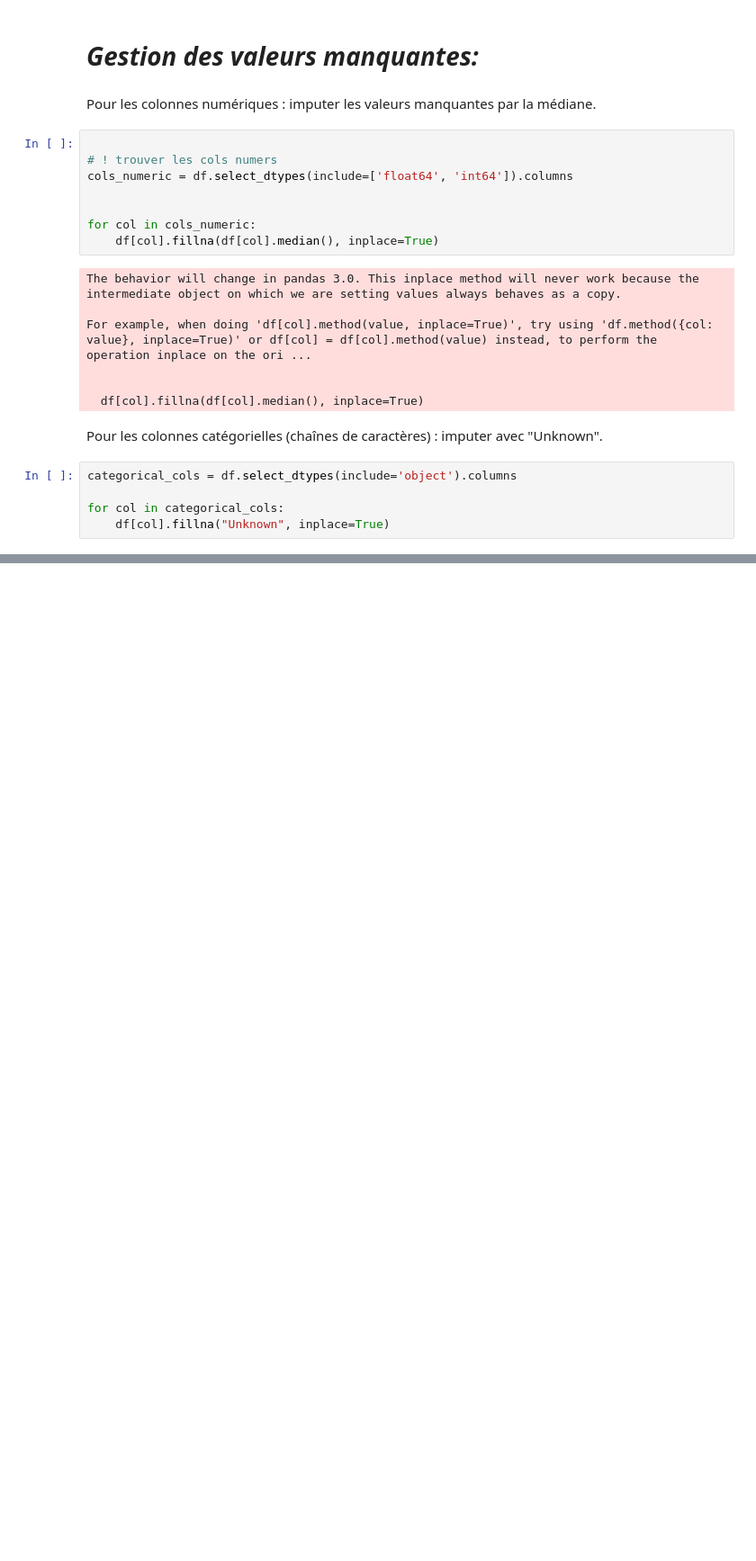
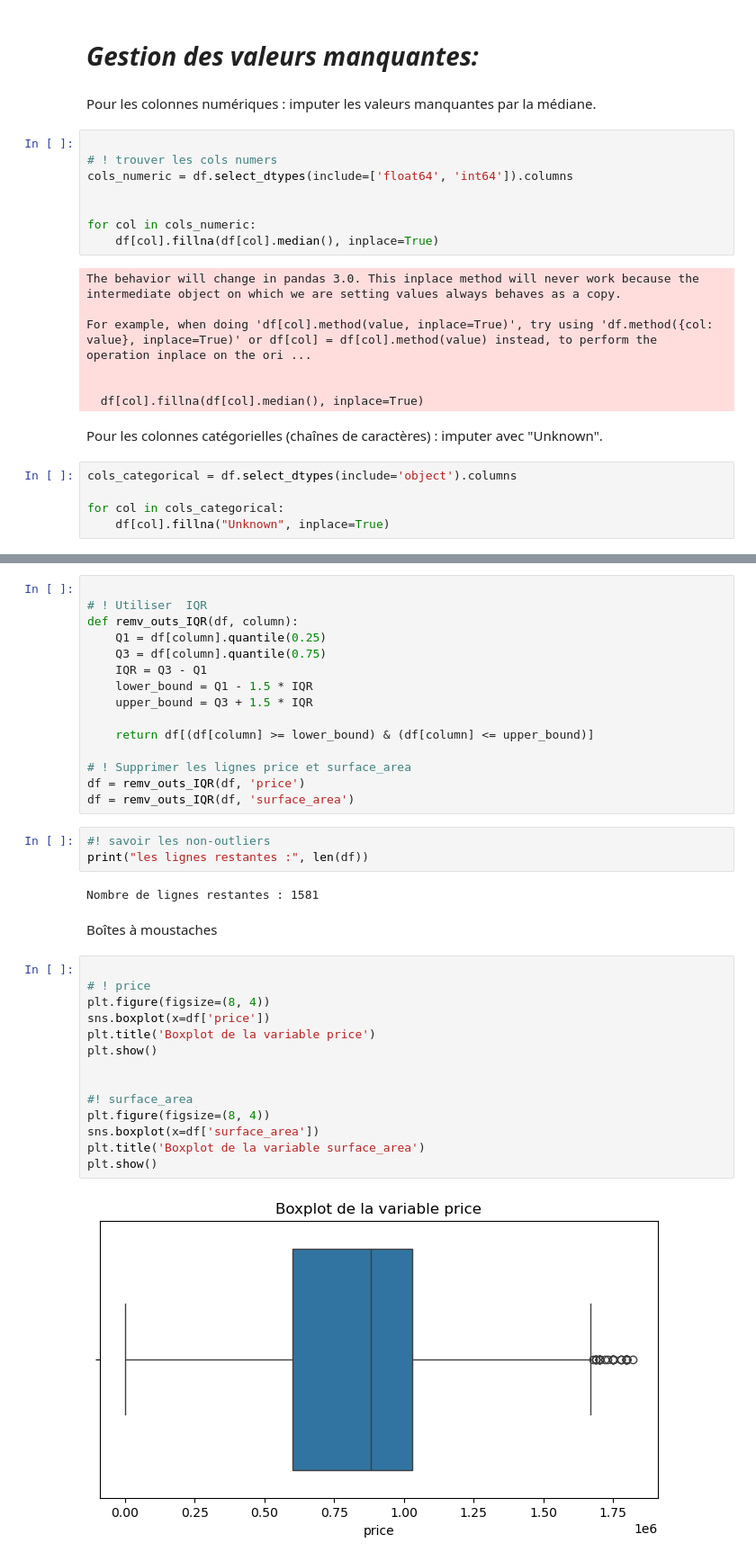
Before and after one commit to achrafdevl/Simplon-Python-Challenges, a Jupyter notebook: Brief_2_SalesHouses/SalesHouses.ipynb, the cells around one changed output, grey strips where cells are left out. Shown at 90% size. Drawn from its saved outputs; the diff is of its cells as text; blank space fills up the shorter version.

```diff
--- a/Brief_2_SalesHouses/SalesHouses.ipynb
+++ b/Brief_2_SalesHouses/SalesHouses.ipynb
@@ -300,7 +300,7 @@ For example, when doing 'df[col].method(value, inplace=True)', try using 'df.met
 # %% [markdown]
 Pour les colonnes catégorielles (chaînes de caractères) : imputer avec "Unknown".
 # %%
-categorical_cols = df.select_dtypes(include='object').columns
+cols_categorical = df.select_dtypes(include='object').columns
 
-for col in categorical_cols:
+for col in cols_categorical:
     df[col].fillna("Unknown", inplace=True)
@@ -306,0 +339,38 @@ for col in categorical_cols:
+# %%
+
+# ! Utiliser  IQR
+def remv_outs_IQR(df, column):
+    Q1 = df[column].quantile(0.25)
+    Q3 = df[column].quantile(0.75)
+    IQR = Q3 - Q1
+    lower_bound = Q1 - 1.5 * IQR
+    upper_bound = Q3 + 1.5 * IQR
+
+    return df[(df[column] >= lower_bound) & (df[column] <= upper_bound)]
+
+# ! Supprimer les lignes price et surface_area
+df = remv_outs_IQR(df, 'price')
+df = remv_outs_IQR(df, 'surface_area')
+# %%
+#! savoir les non-outliers
+print("les lignes restantes :", len(df))
+# %% [output]
+Nombre de lignes restantes : 1581
+# %% [markdown]
+Boîtes à moustaches
+# %%
+
+# ! price
+plt.figure(figsize=(8, 4))
+sns.boxplot(x=df['price'])
+plt.title('Boxplot de la variable price')
+plt.show()
+
+
+#! surface_area
+plt.figure(figsize=(8, 4))
+sns.boxplot(x=df['surface_area'])
+plt.title('Boxplot de la variable surface_area')
+plt.show()
+# %% [output]
+[figure, added]
```
Also changed, not shown: parts of 21 cells of this notebook.
